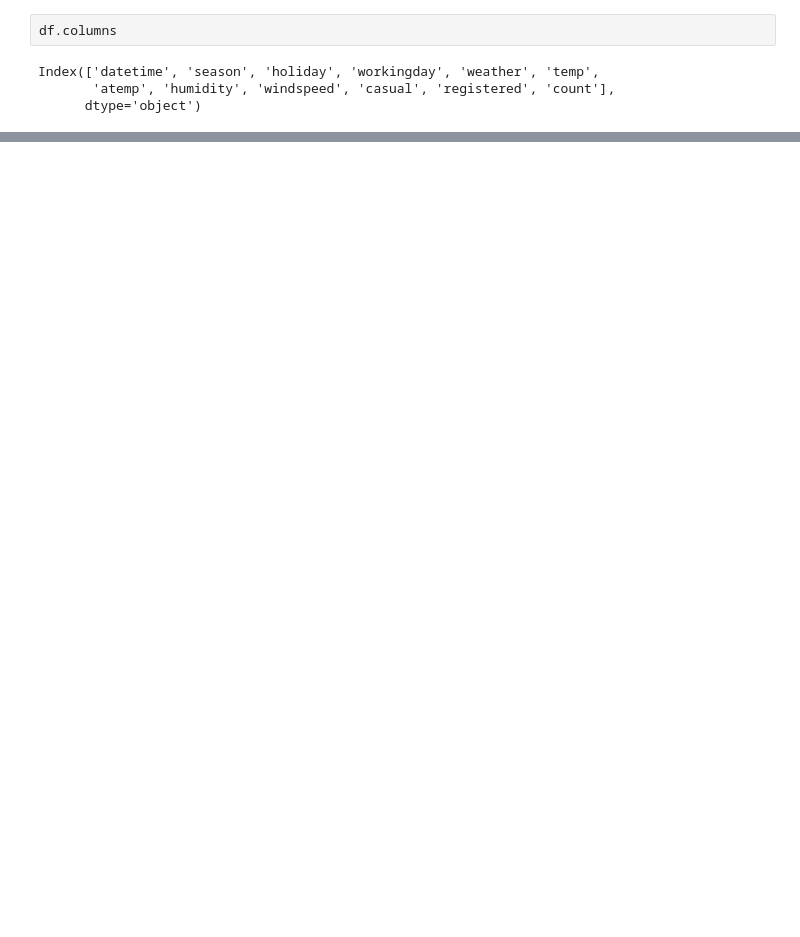
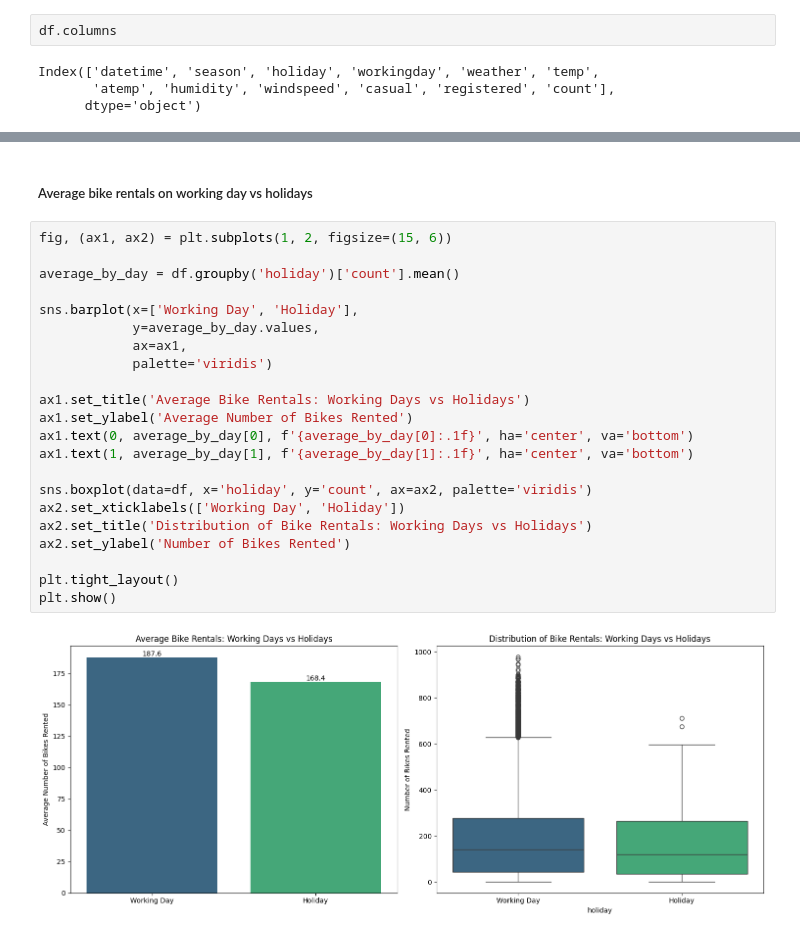
Before and after one commit to PrajwalLuitel/lambton_college_assessments, a Jupyter notebook: social_media_analytics/lab_4/labwork.ipynb, the cells around one changed output, grey strips where cells are left out. Drawn from its saved outputs; the diff is of its cells as text; blank space fills up the shorter version.

```diff
--- a/social_media_analytics/lab_4/labwork.ipynb
+++ b/social_media_analytics/lab_4/labwork.ipynb
@@ -26,0 +88,26 @@ Index(['datetime', 'season', 'holiday', 'workingday', 'weather', 'temp',
+# %% [markdown]
+##### Average bike rentals on working day vs holidays
+# %%
+fig, (ax1, ax2) = plt.subplots(1, 2, figsize=(15, 6))
+
+average_by_day = df.groupby('holiday')['count'].mean()
+
+sns.barplot(x=['Working Day', 'Holiday'],
+            y=average_by_day.values,
+            ax=ax1,
+            palette='viridis')
+
+ax1.set_title('Average Bike Rentals: Working Days vs Holidays')
+ax1.set_ylabel('Average Number of Bikes Rented')
+ax1.text(0, average_by_day[0], f'{average_by_day[0]:.1f}', ha='center', va='bottom')
+ax1.text(1, average_by_day[1], f'{average_by_day[1]:.1f}', ha='center', va='bottom')
+
+sns.boxplot(data=df, x='holiday', y='count', ax=ax2, palette='viridis')
+ax2.set_xticklabels(['Working Day', 'Holiday'])
+ax2.set_title('Distribution of Bike Rentals: Working Days vs Holidays')
+ax2.set_ylabel('Number of Bikes Rented')
+
+plt.tight_layout()
+plt.show()
+# %% [output]
+[figure, added]
```
Also changed, not shown: parts of 49 cells of this notebook.
